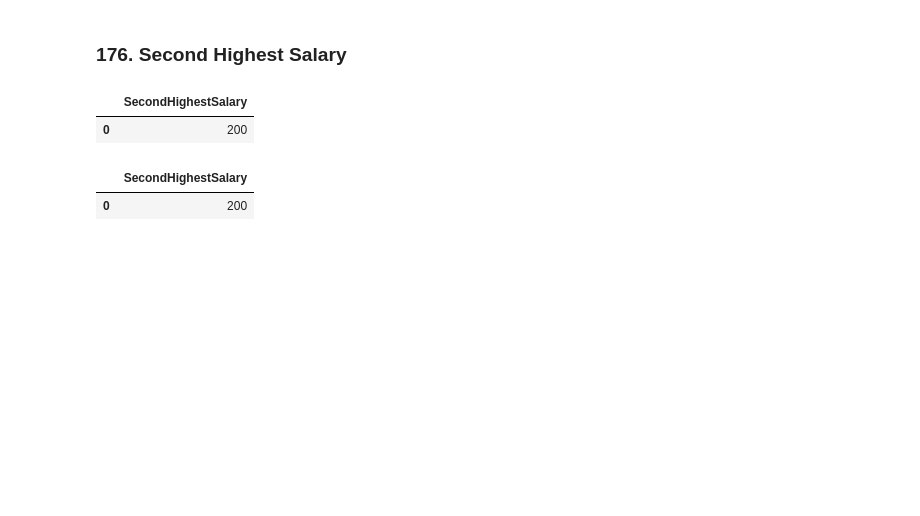
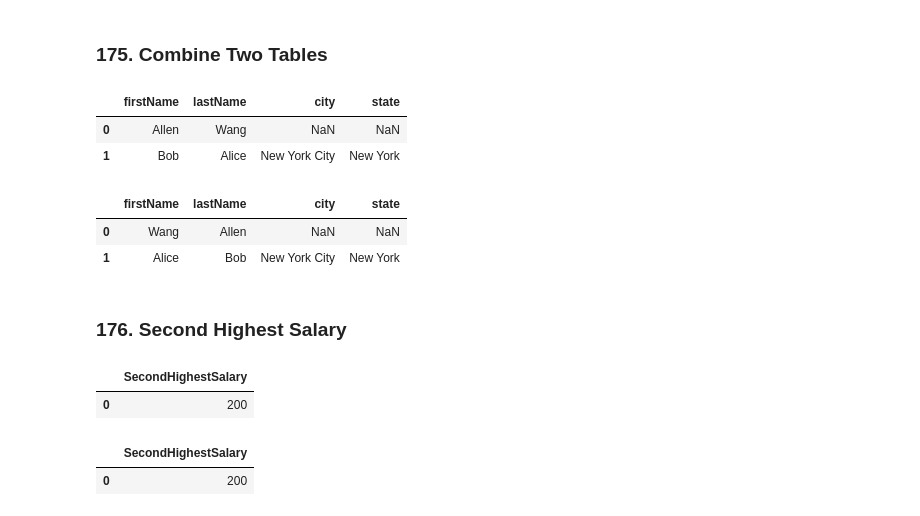
Before and after one commit to katie924/LeetCode-notes, a Jupyter notebook: notebooks/database.ipynb, the cells around one changed output. Drawn from its saved outputs; the diff is of its cells as text; code cells hidden in the pictures; blank space fills up the shorter version.

```diff
--- a/notebooks/database.ipynb
+++ b/notebooks/database.ipynb
@@ -26,3 +26,33 @@ def run_sql_script(sql_script: str):
         conn.commit()
 
     return engine
+# %% [markdown]
+### 175. Combine Two Tables
+# %%
+sql_script = """
+Create table If Not Exists Person (personId int, firstName varchar(255), lastName varchar(255))
+Create table If Not Exists Address (addressId int, personId int, city varchar(255), state varchar(255))
+Truncate table Person
+insert into Person (personId, lastName, firstName) values ('1', 'Wang', 'Allen')
+insert into Person (personId, lastName, firstName) values ('2', 'Alice', 'Bob')
+Truncate table Address
+insert into Address (addressId, personId, city, state) values ('1', '2', 'New York City', 'New York')
+insert into Address (addressId, personId, city, state) values ('2', '3', 'Leetcode', 'California')
+"""
+
+engine = run_sql_script(sql_script)
+# %%
+sql = """
+SELECT p.firstName, p.lastName, a.city, a.state
+FROM Person AS p
+LEFT JOIN Address AS a
+ON p.personId = a.personId;
+"""
+
+with engine.connect() as conn:
+    df = pd.read_sql(text(sql), conn)
+df
+# %% [output]
+|  | firstName | lastName | city | state |
+| 0 | Allen | Wang | NaN | NaN |
+| 1 | Bob | Alice | New York City | New York |
@@ -29,3 +64,9 @@ def run_sql_script(sql_script: str):
+# %%
+person.merge(address, on='personId', how='left')[['firstName', 'lastName', 'city', 'state']]
+# %% [output]
+|  | firstName | lastName | city | state |
+| 0 | Wang | Allen | NaN | NaN |
+| 1 | Alice | Bob | New York City | New York |
 # %% [markdown]
 ### 176. Second Highest Salary
 # %%
```
Also changed, not shown: parts of 12 cells of this notebook, 2 other files.
